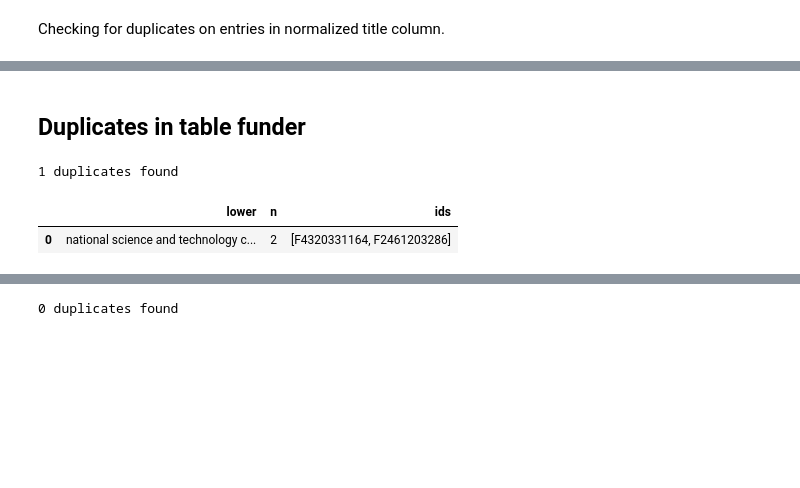
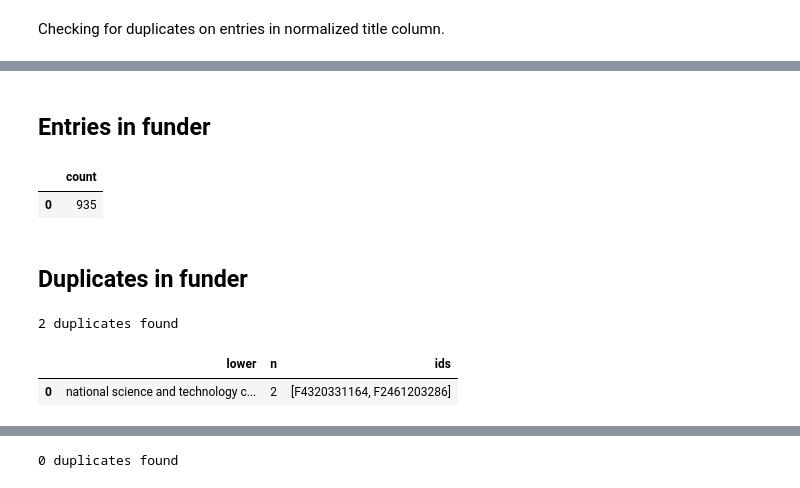
Before and after one commit to dkrakau/Wissenschaftliche_Vertiefung, a Jupyter notebook: notebook_duplicates.ipynb, the cells around one changed output, grey strips where cells are left out. Cells and saved outputs as stored; diff of their text form; code cells hidden in the pictures; blank space fills up the shorter version.

```diff
--- a/notebook_duplicates.ipynb
+++ b/notebook_duplicates.ipynb
@@ -156,6 +208,16 @@ institution
 | 23 | university of defence | 2 | [I96415178, I4210153194] |
+# %% [markdown]
+## Entries in funder
+# %%
+q("""
+    SELECT count(*)
+    FROM openalex.funder;
+""")
+# %% [output]
+|  | count |
+| 0 | 935 |
 # %% [markdown]
-## Duplicates in table funder
+## Duplicates in funder
 # %%
 funder = q("""
     SELECT lower(trim(display_name)), count(*) AS n, array_agg(id) AS ids
@@ -165,9 +227,10 @@ funder = q("""
     ORDER BY n DESC;
 """)
 
-print(f"{len(funder)} duplicates found")
+print(f"{funder["n"].sum()} duplicates found")
+
 funder
 # %% [output]
-1 duplicates found
+2 duplicates found
 |  | lower | n | ids |
 | 0 | national science and technology c... | 2 | [F4320331164, F2461203286] |
```
Also changed, not shown: parts of 44 cells of this notebook, 2 other files.
